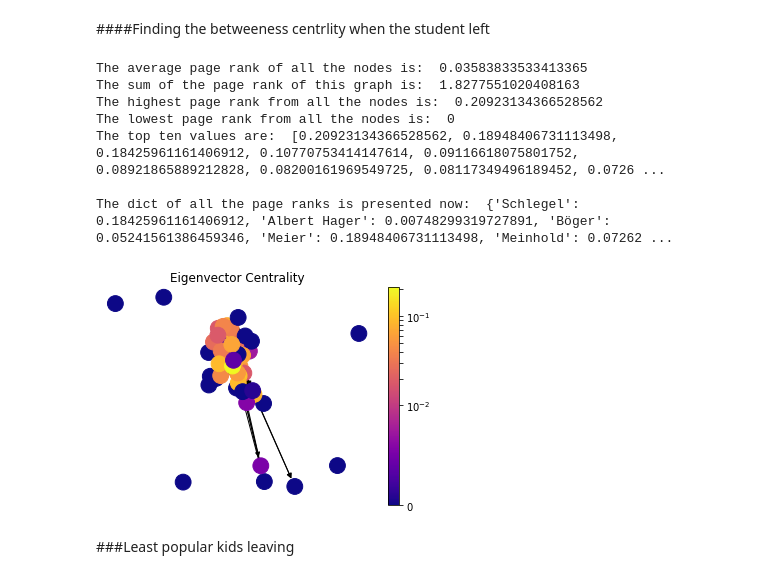
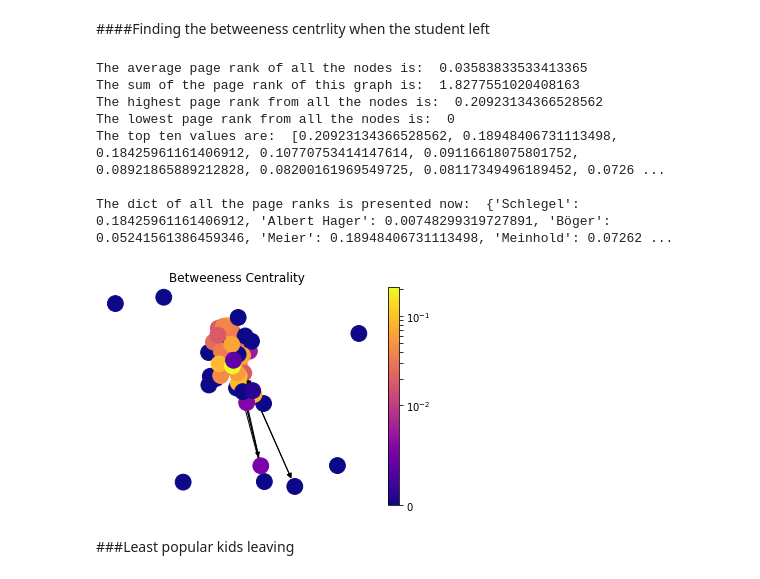
Before and after one commit to DanMint/complex_net_proj, a Jupyter notebook: Complex_net_proj.ipynb, the cells around one changed output. Cells and saved outputs as stored; diff of their text form; code cells hidden in the pictures.

```diff
--- a/Complex_net_proj.ipynb
+++ b/Complex_net_proj.ipynb
@@ -835,35 +835,35 @@ def draw(G, pos, measures, measure_name):
     # labels = nx.draw_networkx_labels(G, pos)
     edges = nx.draw_networkx_edges(G, pos)
 
     plt.title(measure_name)
     plt.colorbar(nodes)
     plt.axis('off')
     plt.show()
 
 G = nx.read_pajek('project.net')
 G.remove_node("Pfeil")
 G2 = nx.DiGraph(G)
 ans = nx.betweenness_centrality(G2)
 pos = nx.spring_layout(G, seed=675)
 
 l = list(ans.values())
 
 print("The average page rank of all the nodes is: ", avgCent(l))
 print("The sum of the page rank of this graph is: ", sum(l))
 print("The highest page rank from all the nodes is: ", highestCent(l))
 print("The lowest page rank from all the nodes is: ", lowestCent(l))
 print("The top ten values are: ", topTen(l),"\n")
 print("The dict of all the page ranks is presented now: ", ans, "\n")
-draw(G, pos,ans, 'Eigenvector Centrality')
+draw(G, pos,ans, 'Betweeness Centrality')
 # %% [output]
 The average page rank of all the nodes is:  0.03583833533413365
 The sum of the page rank of this graph is:  1.8277551020408163
 The highest page rank from all the nodes is:  0.20923134366528562
 The lowest page rank from all the nodes is:  0
 The top ten values are:  [0.20923134366528562, 0.18948406731113498, 0.18425961161406912, 0.10770753414147614, 0.09116618075801752, 0.08921865889212828, 0.08200161969549725, 0.08117349496189452, 0.0726 ...
 
 The dict of all the page ranks is presented now:  {'Schlegel': 0.18425961161406912, 'Albert Hager': 0.00748299319727891, 'Böger': 0.05241561386459346, 'Meier': 0.18948406731113498, 'Meinhold': 0.07262 ...
-[figure, old version]
+[figure, new version]
 # %% [markdown]
 ###Least popular kids leaving
 # %%
```
Also changed, not shown: parts of 32 cells of this notebook.
